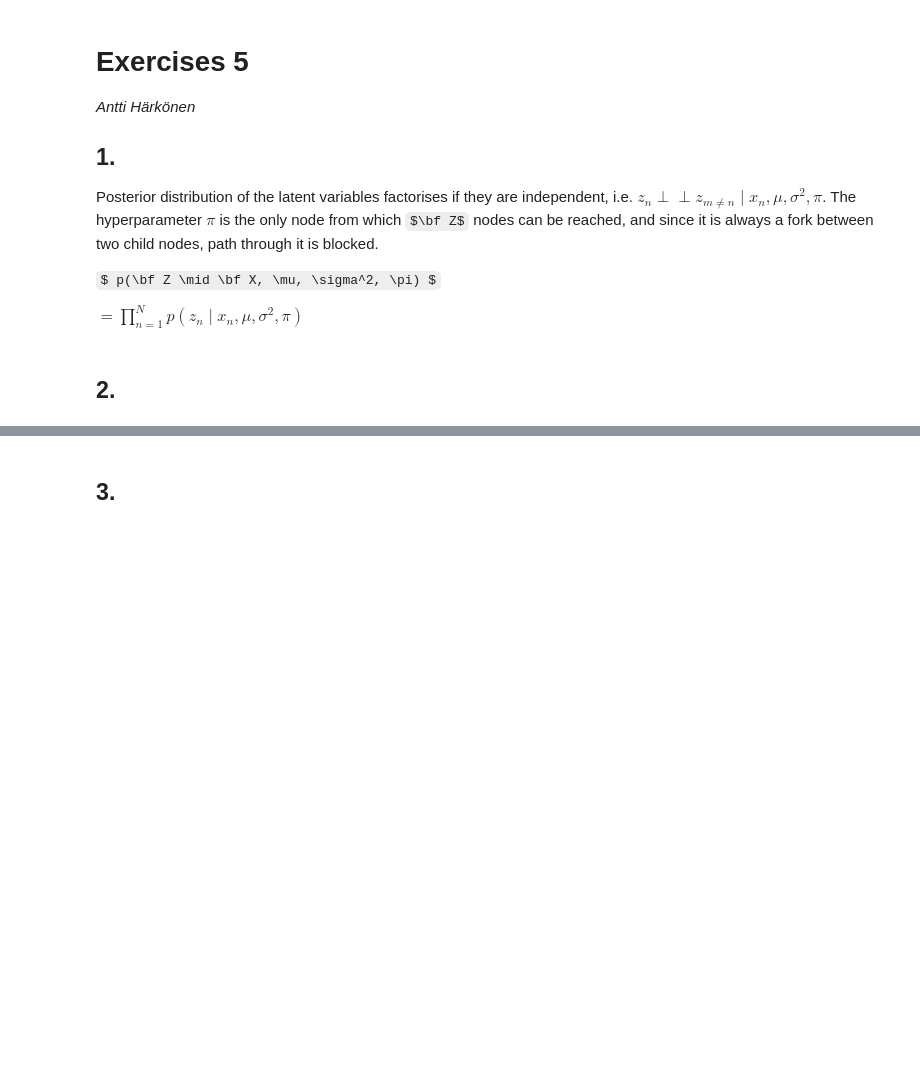
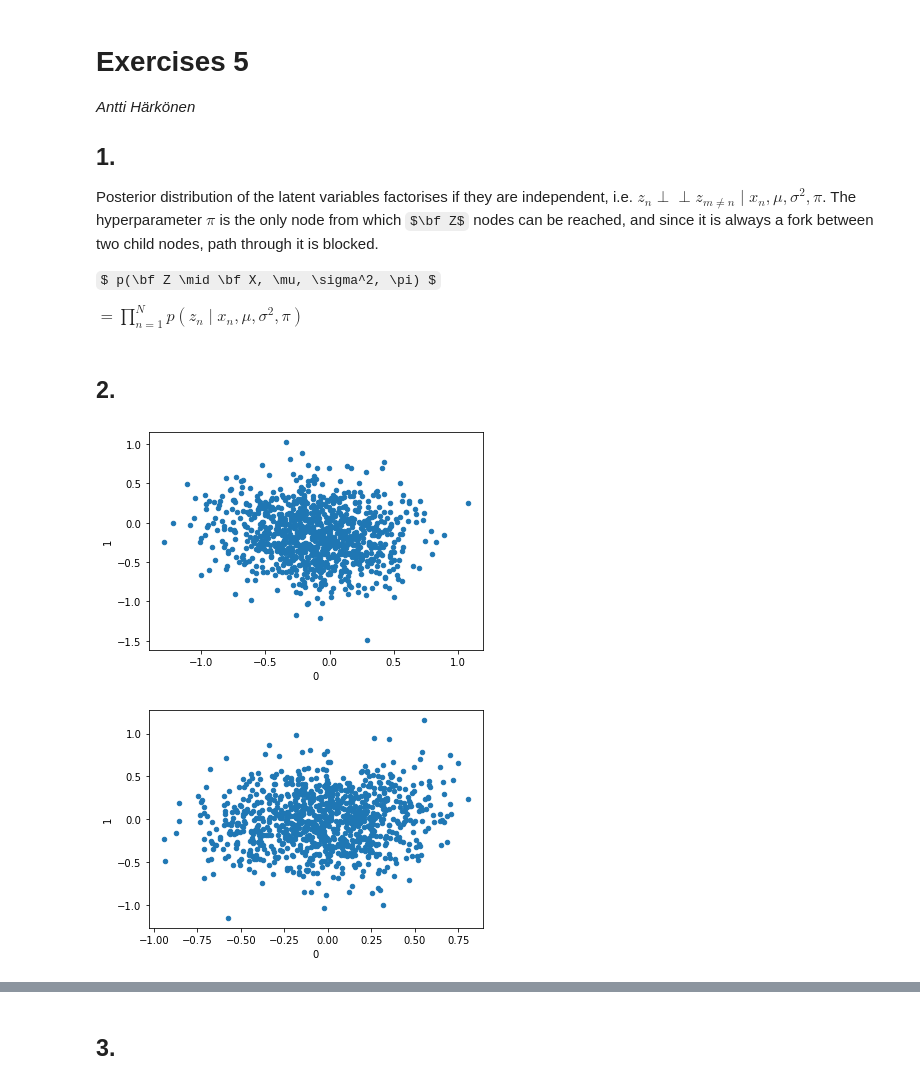
Before and after one commit to AnttiHaerkoenen/BAY1, a Jupyter notebook: exercise_5.ipynb, the cells around one changed output, grey strips where cells are left out. Saved outputs shown, nothing was run; the diff lists cells and outputs as text; code cells hidden in the pictures; some formulas as TeX source; blank space fills up the shorter version.

```diff
--- a/exercise_5.ipynb
+++ b/exercise_5.ipynb
@@ -63,0 +17,80 @@ for k in K:
+# %%
+import numpy as np
+import pandas as pd
+import matplotlib.pyplot as plt
+import tensorflow_probability as tfp
+tfd = tfp.distributions
+
+
+class GibbsSampler:
+    def __init__(self, data, iterations=1000, burn_in=100):
+        self.N, self.M = data.shape
+        self.X = data
+        self.iterations = iterations
+        self.burn_in = burn_in
+        self.samples = []
+        mu = np.random.uniform(data.min(), data.max(), size=self.M)
+        z = tfd.OneHotCategorical(logits=np.ones(self.M)).sample(self.N).numpy()
+        var = np.ones(self.M)
+        self.samples.append({'t': 0, 'mu': mu.copy(), 'z': z.copy()})
+        x_bar = 1
+
+        for t in range(1, self.iterations + self.burn_in + 1):
+            for n in range(self.N):
+                z[n] = tfd.OneHotCategorical(
+                    logits=tfd.Normal(mu, var).prob(self.X[n])
+                ).sample(1).numpy()
+            for m in range(self.M):
+                members = z[:, m].sum()
+                if members != 0:
+                    x_bar = z[:, m] * x / members
+                lambda_hat = 1 / (members / var[m] + t**(-2))
+                mu_hat = lambda_hat * (members / var[m] * x_bar + mu[m] / t**2)
+                mu[m] = np.random.normal(
+                    loc=mu_hat,
+                    scale=lambda_hat**0.5,
+                    size=1,
+                )
+            self.samples.append({'t': t, 'mu': mu.copy(), 'z': z.copy()})
+
+    def sample(self, n):
+        return self.samples[self.burn_in + n]
+
+    @property
+    def mu(self):
+        return [el['mu'] for el in self.samples[self.burn_in:]]
+
+    def plot(self):
+        df = pd.DataFrame(self.mu)
+        df.plot.scatter(x=0, y=1)
+
+
+n = 20
+K = 2, 4, 16, 256
+sigmas = 0.25, 0.5, 1., 2., 4.
+
+for k in K:
+    for sigma_0 in sigmas:
+        alpha = np.ones(k, dtype=np.float)
+        theta = tfd.Dirichlet(alpha).sample(1).numpy()
+        z = tfd.Categorical(probs=theta).sample(n).numpy()
+
+        mu_x = tfd.Normal(np.zeros(k), np.repeat(sigma_0, k)).sample(n).numpy()
+        mu_zx = np.squeeze(np.take_along_axis(mu_x, z, 1))
+        x = np.squeeze(tfd.Normal(mu_zx, np.ones(n)).sample(1).numpy())
+
+        mu_y = tfd.Normal(np.zeros(k), np.repeat(sigma_0, k)).sample(n).numpy()
+        mu_zy = np.squeeze(np.take_along_axis(mu_y, z, 1))
+        y = np.squeeze(tfd.Normal(mu_zy, np.ones(n)).sample(1).numpy())
+
+        xy = pd.DataFrame({'x': x, 'y': y, 'k': np.squeeze(z)})
+
+        gs = GibbsSampler(
+            xy.loc[:, ['x', 'y']].values,
+            burn_in=10,
+            iterations=1000,
+        )
+        gs.plot()
+# %% [output]
+[figure, added]
+[figure, added]
```
Also changed, not shown: parts of 3 cells of this notebook.
